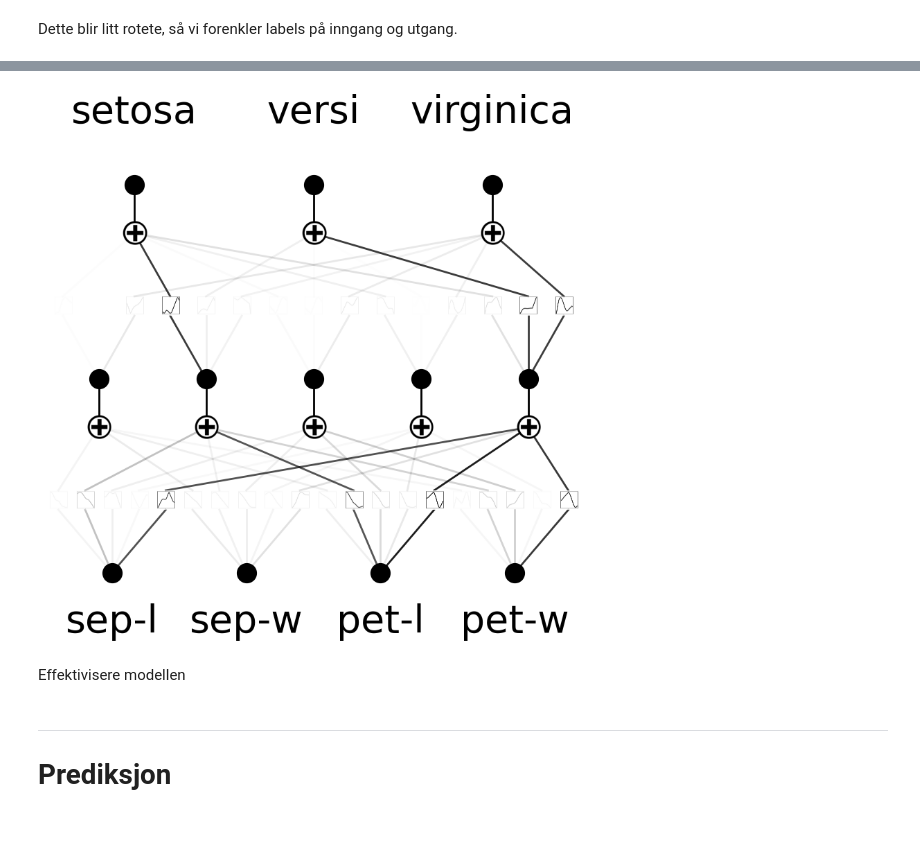
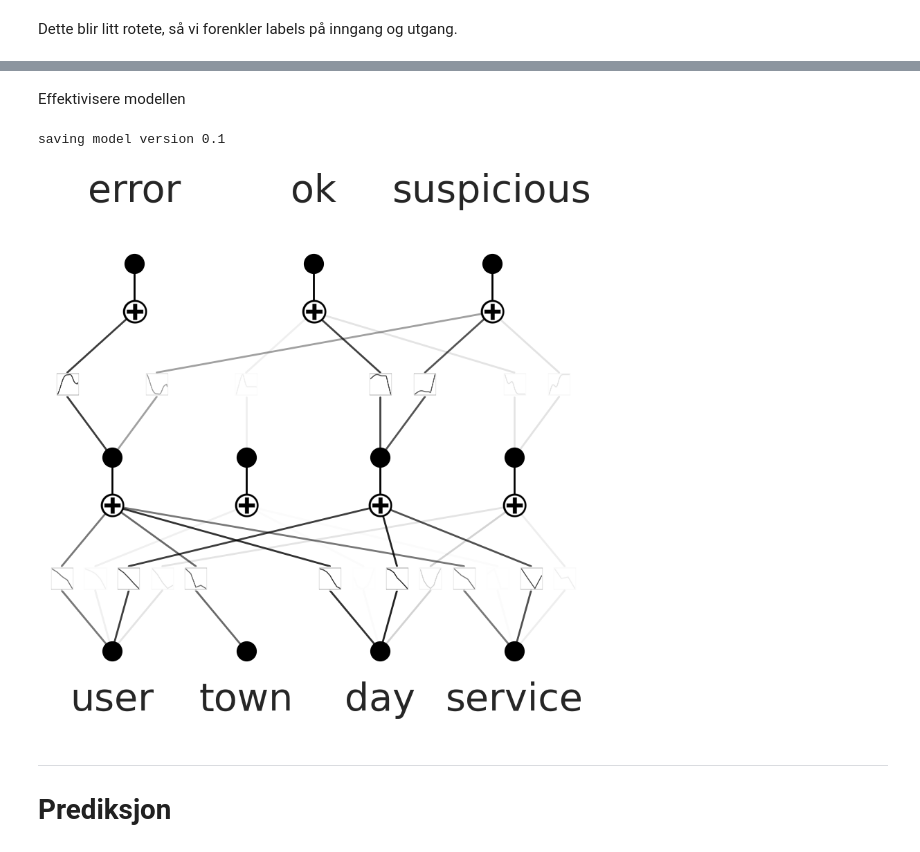
Before and after one commit to baardl/kan-intro, a Jupyter notebook: service-access-detection/TODO-service_request_kan_train.ipynb, the cells around one changed output, grey strips where cells are left out. Drawn from its saved outputs; the diff is of its cells as text; code cells hidden in the pictures.

```diff
--- a/service-access-detection/TODO-service_request_kan_train.ipynb
+++ b/service-access-detection/TODO-service_request_kan_train.ipynb
@@ -322,10 +533,0 @@ def test_acc():
-# %%
-write_images = False
-if write_images:
-    results = model.fit(iris_dataset, opt="Adam", metrics=(train_acc, test_acc),
-                      loss_fn=torch.nn.CrossEntropyLoss(), steps=50, lamb=0.01, lamb_entropy=10., save_fig=True, img_folder=image_folder)
-else:
-    model.speed()
-    model.save_act = True
-    results = model.fit(iris_dataset, opt="Adam", metrics=(train_acc, test_acc),
-                        loss_fn=torch.nn.CrossEntropyLoss(), steps=50, lamb=0.01, lamb_entropy=10.)
@@ -336,13 +534,12 @@ results['train_acc'][-1], results['test_acc'][-1]
-# %%
-model.plot(scale=1, in_vars=in_vars, out_vars=out_vars)
-# %% [output]
-[figure, removed]
 # %% [markdown]
 Effektivisere modellen
 # %%
-# model = model.prune()
-# model(iris_dataset['train_input'])
-# model.plot(scale=1, in_vars=in_vars, out_vars=out_vars)
+model = model.prune()
+model(service_request_dataset['train_input'])
+model.plot(scale=1, in_vars=in_vars, out_vars=out_vars)
+# %% [output]
+saving model version 0.1
+[figure, added]
 # %% [markdown]
 ***
 # Prediksjon
```
Also changed, not shown: parts of 35 cells of this notebook, 1 other file.
